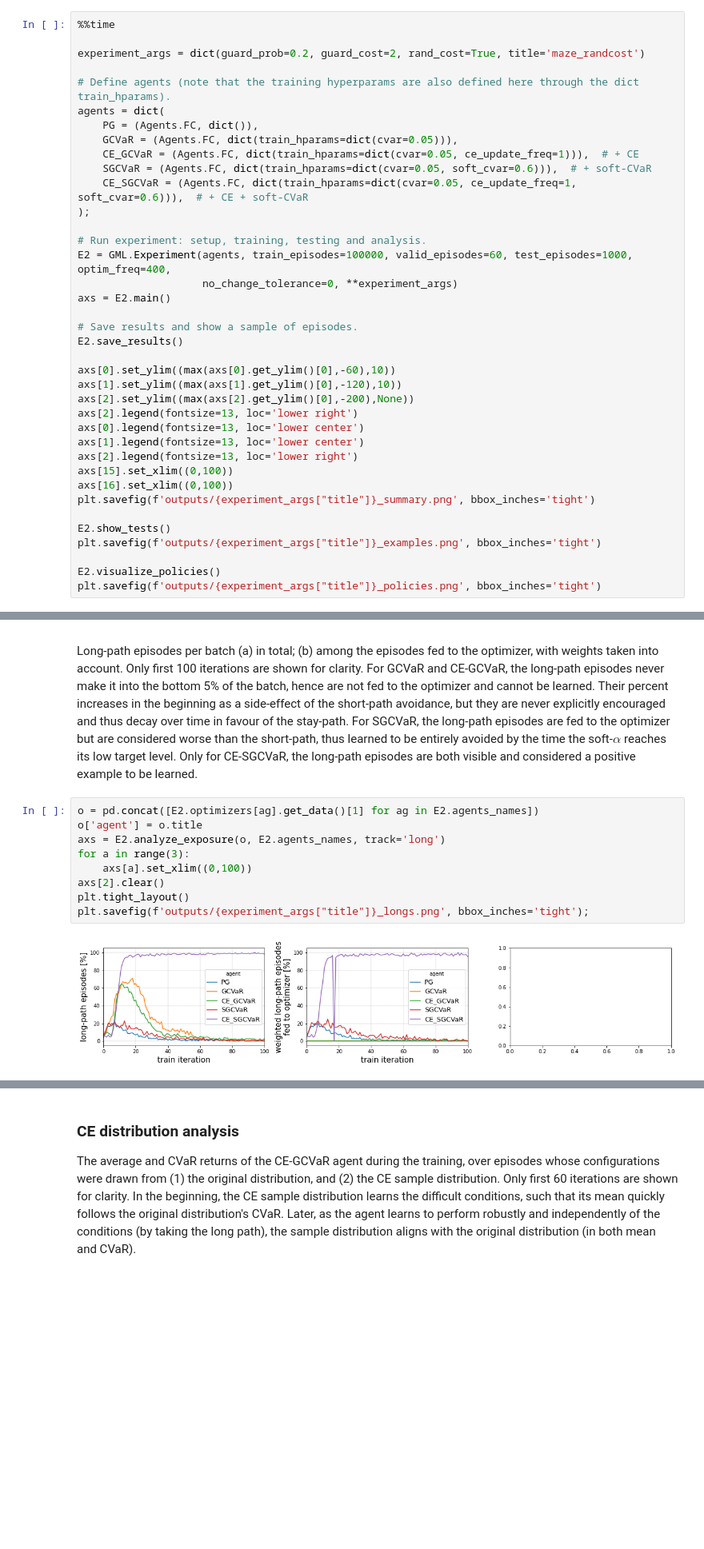
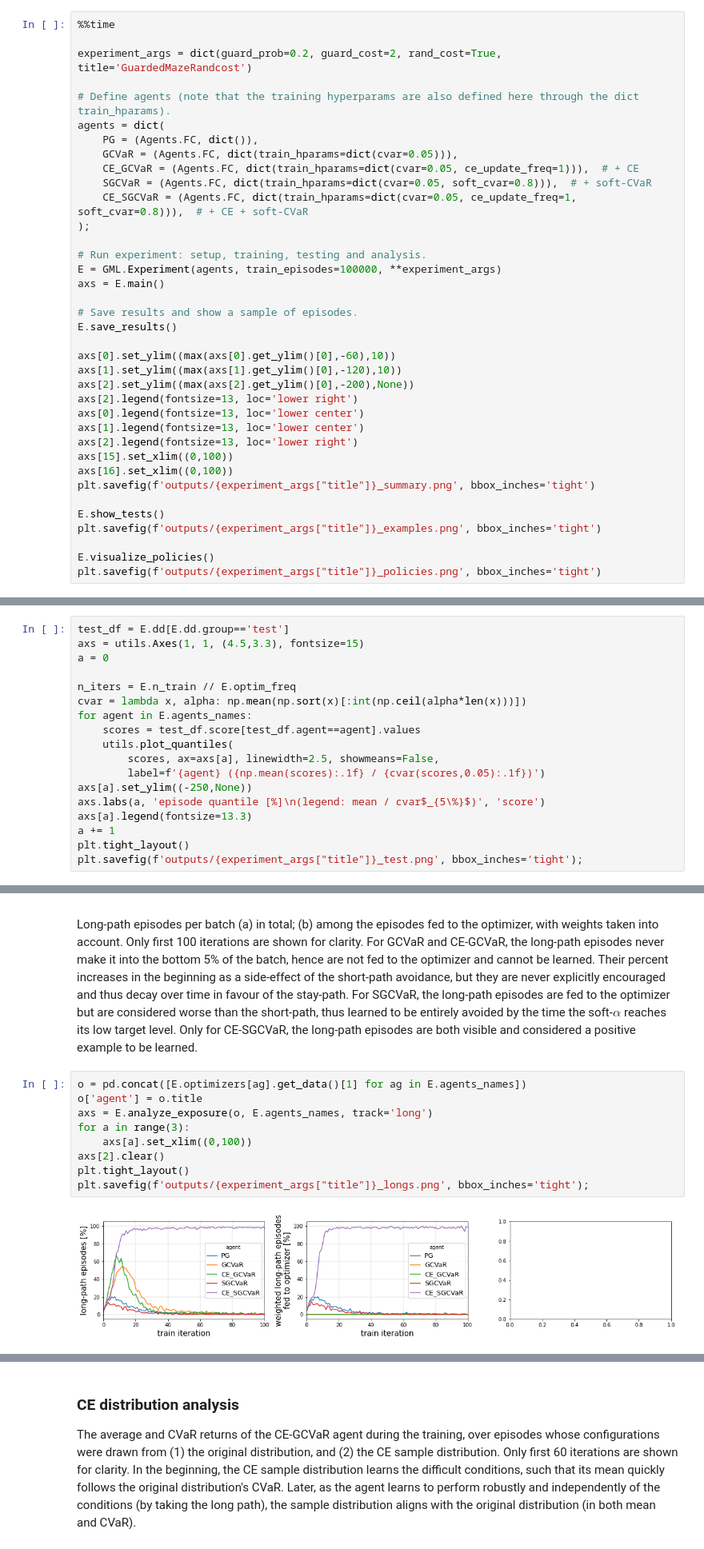
Before and after one commit to ido90/CeSoR, a Jupyter notebook: GuardedMazeExample.ipynb, the cells around one changed output, grey strips where cells are left out. Shown at 80% size. Saved outputs shown, nothing was run; the diff lists cells and outputs as text; blank space fills up the shorter version.

```diff
--- a/GuardedMazeExample.ipynb
+++ b/GuardedMazeExample.ipynb
@@ -56,24 +56,23 @@ CVaR optimization in this case is with respect to the Bernoulli and Exponential
 # %%
 %%time
 
-experiment_args = dict(guard_prob=0.2, guard_cost=2, rand_cost=True, title='maze_randcost')
+experiment_args = dict(guard_prob=0.2, guard_cost=2, rand_cost=True, title='GuardedMazeRandcost')
 
 # Define agents (note that the training hyperparams are also defined here through the dict train_hparams).
 agents = dict(
     PG = (Agents.FC, dict()),
     GCVaR = (Agents.FC, dict(train_hparams=dict(cvar=0.05))),
     CE_GCVaR = (Agents.FC, dict(train_hparams=dict(cvar=0.05, ce_update_freq=1))),  # + CE
-    SGCVaR = (Agents.FC, dict(train_hparams=dict(cvar=0.05, soft_cvar=0.6))),  # + soft-CVaR
-    CE_SGCVaR = (Agents.FC, dict(train_hparams=dict(cvar=0.05, ce_update_freq=1, soft_cvar=0.6))),  # + CE + soft-CVaR
+    SGCVaR = (Agents.FC, dict(train_hparams=dict(cvar=0.05, soft_cvar=0.8))),  # + soft-CVaR
+    CE_SGCVaR = (Agents.FC, dict(train_hparams=dict(cvar=0.05, ce_update_freq=1, soft_cvar=0.8))),  # + CE + soft-CVaR
 );
 
 # Run experiment: setup, training, testing and analysis.
-E2 = GML.Experiment(agents, train_episodes=100000, valid_episodes=60, test_episodes=1000, optim_freq=400,
-                    no_change_tolerance=0, **experiment_args)
-axs = E2.main()
+E = GML.Experiment(agents, train_episodes=100000, **experiment_args)
+axs = E.main()
 
 # Save results and show a sample of episodes.
-E2.save_results()
+E.save_results()
 
 axs[0].set_ylim((max(axs[0].get_ylim()[0],-60),10))
 axs[1].set_ylim((max(axs[1].get_ylim()[0],-120),10))
@@ -86,10 +85,10 @@ axs[15].set_xlim((0,100))
 axs[16].set_xlim((0,100))
 plt.savefig(f'outputs/{experiment_args["title"]}_summary.png', bbox_inches='tight')
 
-E2.show_tests()
+E.show_tests()
 plt.savefig(f'outputs/{experiment_args["title"]}_examples.png', bbox_inches='tight')
 
-E2.visualize_policies()
+E.visualize_policies()
 plt.savefig(f'outputs/{experiment_args["title"]}_policies.png', bbox_inches='tight')
 # %% [output]
 Training 5/5 remaining agents...
@@ -112,0 +112,18 @@ Wall time: 2h 17min 36s
+# %%
+test_df = E.dd[E.dd.group=='test']
+axs = utils.Axes(1, 1, (4.5,3.3), fontsize=15)
+a = 0
+
+n_iters = E.n_train // E.optim_freq
+cvar = lambda x, alpha: np.mean(np.sort(x)[:int(np.ceil(alpha*len(x)))])
+for agent in E.agents_names:
+    scores = test_df.score[test_df.agent==agent].values
+    utils.plot_quantiles(
+        scores, ax=axs[a], linewidth=2.5, showmeans=False,
+        label=f'{agent} ({np.mean(scores):.1f} / {cvar(scores,0.05):.1f})')
+axs[a].set_ylim((-250,None))
+axs.labs(a, 'episode quantile [%]\n(legend: mean / cvar$_{5\%}$)', 'score')
+axs[a].legend(fontsize=13.3)
+a += 1
+plt.tight_layout()
+plt.savefig(f'outputs/{experiment_args["title"]}_test.png', bbox_inches='tight');
@@ -119,15 +138,15 @@ For GCVaR and CE-GCVaR, the long-path episodes never make it into the bottom 5%
 For SGCVaR, the long-path episodes are fed to the optimizer but are considered worse than the short-path, thus learned to be entirely avoided by the time the soft-$\alpha$ reaches its low target level.
 Only for CE-SGCVaR, the long-path episodes are both visible and considered a positive example to be learned.
 # %%
-o = pd.concat([E2.optimizers[ag].get_data()[1] for ag in E2.agents_names])
+o = pd.concat([E.optimizers[ag].get_data()[1] for ag in E.agents_names])
 o['agent'] = o.title
-axs = E2.analyze_exposure(o, E2.agents_names, track='long')
+axs = E.analyze_exposure(o, E.agents_names, track='long')
 for a in range(3):
     axs[a].set_xlim((0,100))
 axs[2].clear()
 plt.tight_layout()
 plt.savefig(f'outputs/{experiment_args["title"]}_longs.png', bbox_inches='tight');
 # %% [output]
-[figure, old version]
+[figure, new version]
 # %%
 it = 30
```
Also changed, not shown: parts of 8 cells of this notebook, 1 other file.
